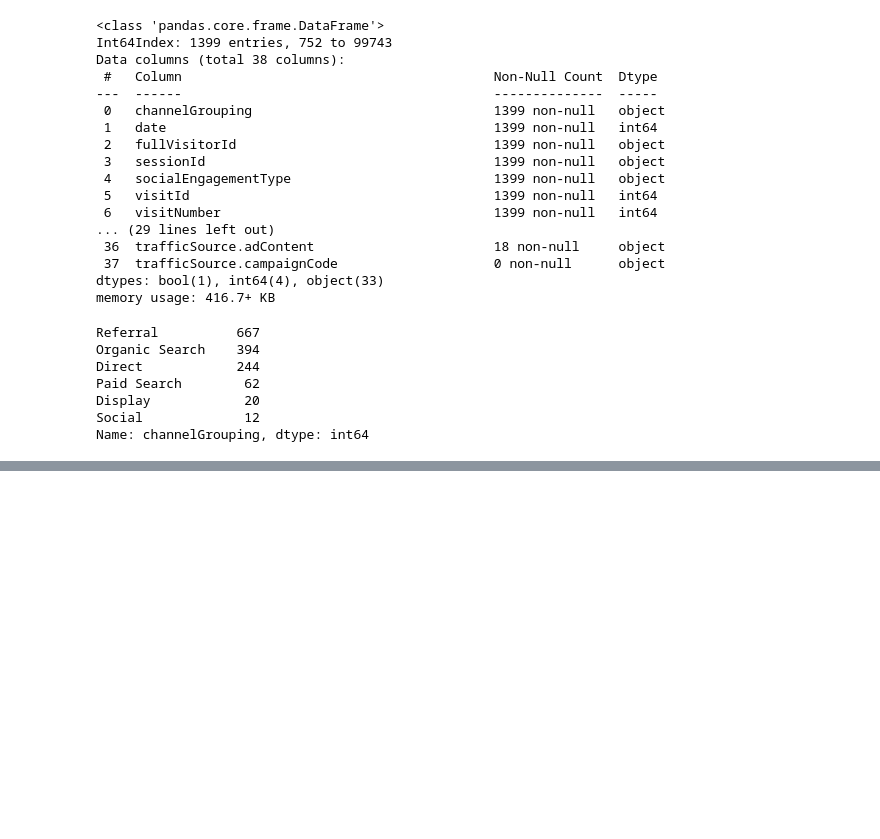
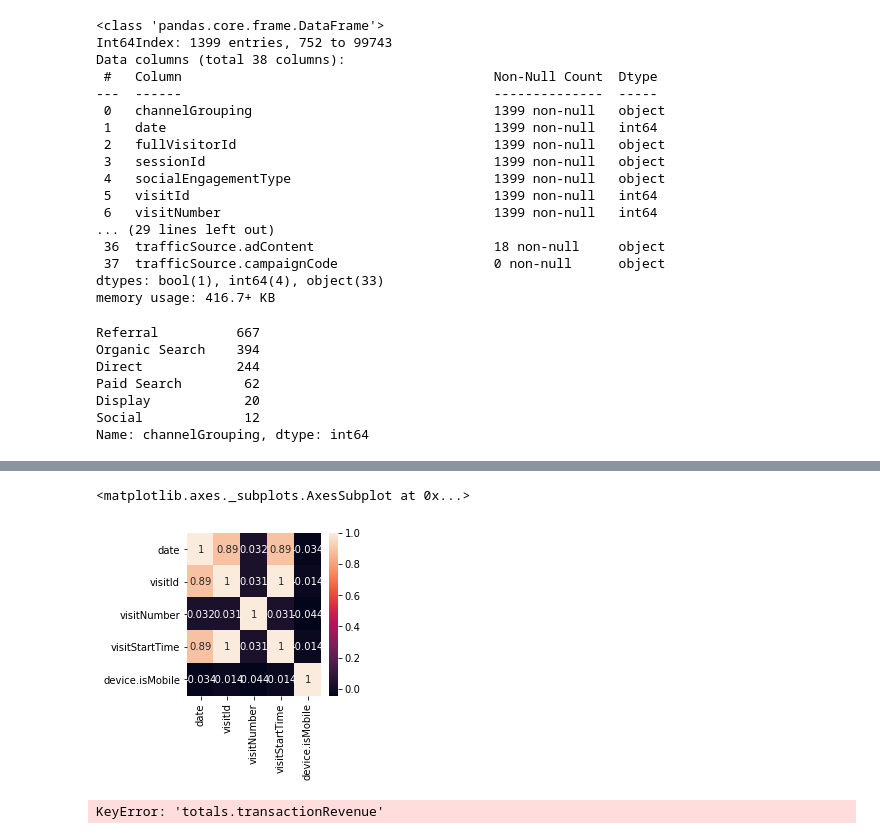
Before and after one commit to SteffenLG/DAT158-Oblig2, a Jupyter notebook: DAT158-Oblig2.ipynb, the cells around one changed output, grey strips where cells are left out. Saved outputs shown, nothing was run; the diff lists cells and outputs as text; code cells hidden in the pictures; blank space fills up the shorter version.

```diff
--- a/DAT158-Oblig2.ipynb
+++ b/DAT158-Oblig2.ipynb
@@ -235,0 +256,13 @@ Name: channelGrouping, dtype: int64
+# %%
+import seaborn as sns
+cor = payingCustomers.corr()
+plt.figure(figsize=(3,3))
+sns.heatmap(cor, annot=True)
+# %% [output]
+<matplotlib.axes._subplots.AxesSubplot at 0x...>
+[figure, added]
+# %%
+corr_matrix = payingCustomers.corr()
+corr_matrix['totals.transactionRevenue'].sort_values(ascending=False)
+# %% [output]
+KeyError: 'totals.transactionRevenue'
```
Also changed, not shown: parts of 1 cell of this notebook.
